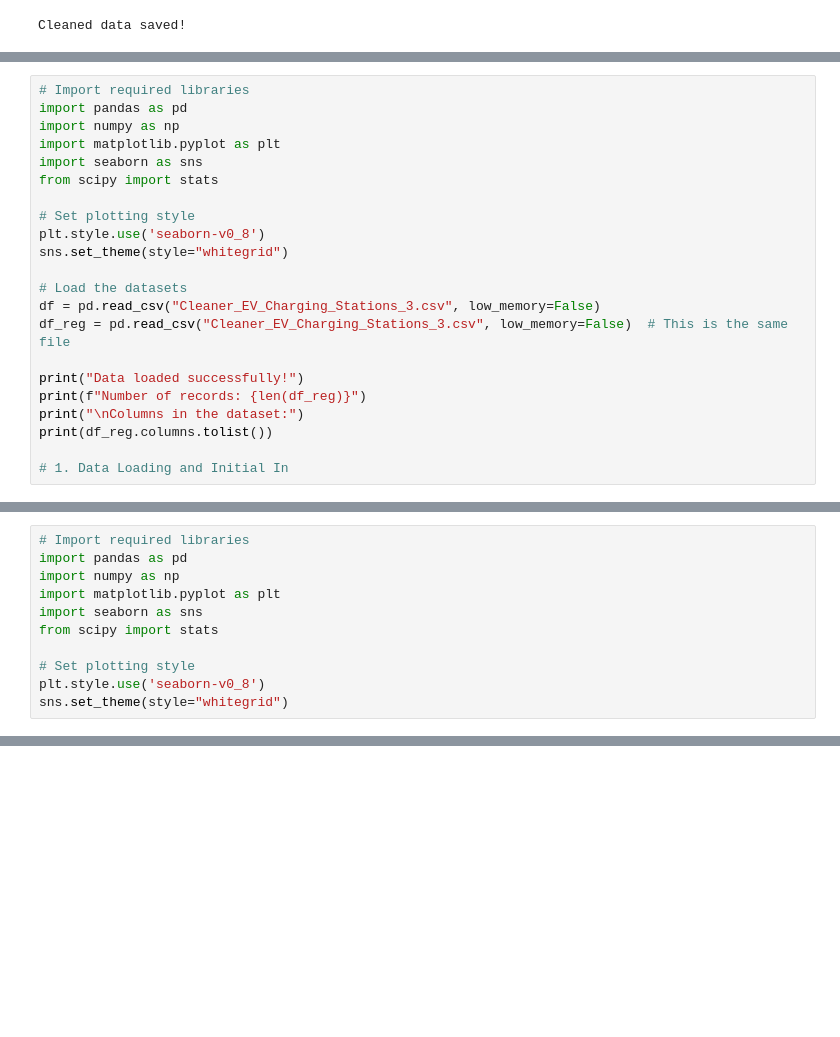
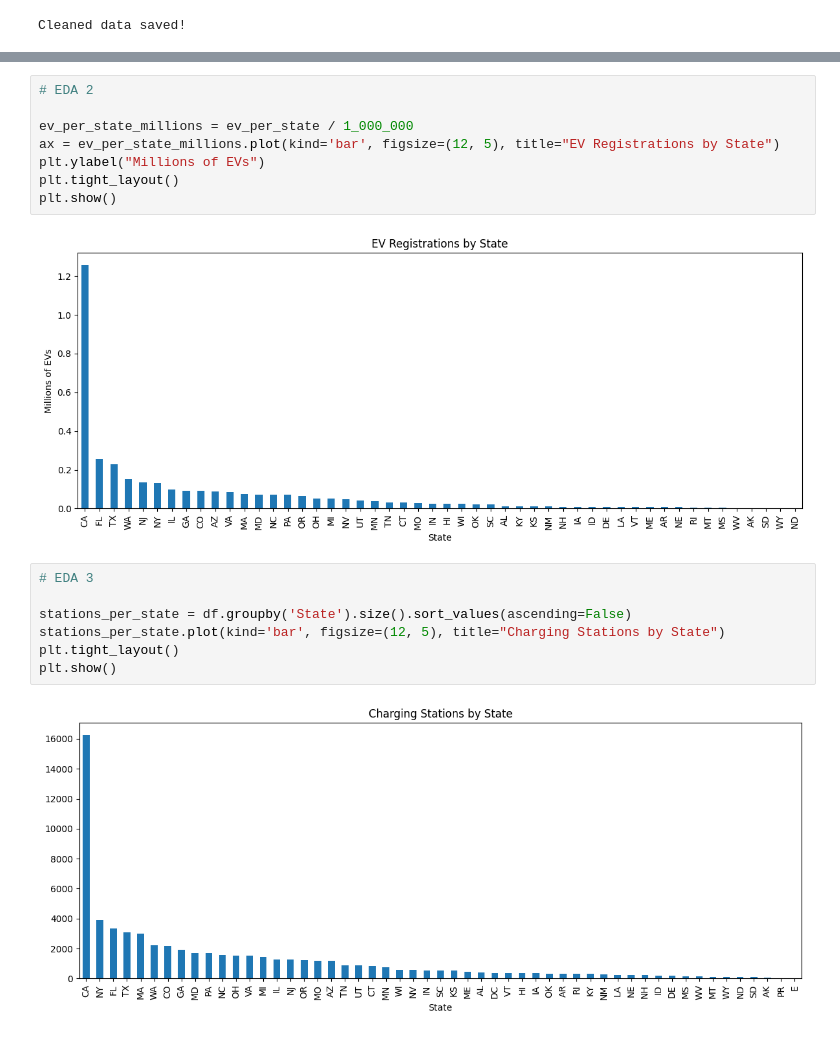
Before and after one commit to Jdeandrade22/DataMining, a Jupyter notebook: Electric Vehicles Phase 1.ipynb, the cells around one changed output, grey strips where cells are left out. Saved outputs shown, nothing was run; the diff lists cells and outputs as text; blank space fills up the shorter version.

```diff
--- a/Electric Vehicles Phase 1.ipynb
+++ b/Electric Vehicles Phase 1.ipynb
@@ -243,25 +253,3 @@ Final merged row count: 63523
 | 3 | ELEC | LADWP - Haynes Power Plant | 6801 E 2nd St | Long Beach | CA | 90803 | E | ... |
 | 4 | ELEC | LADWP - Harbor Generating Station | 161 N Island Ave | Wilmington | CA | 90744 | E | ... |
 5 rows × 22 columns
-# %%
-# Import required libraries
-import pandas as pd
-import numpy as np
-import matplotlib.pyplot as plt
-import seaborn as sns
-from scipy import stats
-
-# Set plotting style
-plt.style.use('seaborn-v0_8')
-sns.set_theme(style="whitegrid")
-
-# Load the datasets
-df = pd.read_csv("Cleaner_EV_Charging_Stations_3.csv", low_memory=False)
-df_reg = pd.read_csv("Cleaner_EV_Charging_Stations_3.csv", low_memory=False)  # This is the same file
-
-print("Data loaded successfully!")
-print(f"Number of records: {len(df_reg)}")
-print("\nColumns in the dataset:")
-print(df_reg.columns.tolist())
-
-# 1. Data Loading and Initial In
@@ -274,11 +255,0 @@ Columns in the dataset:
-# %%
-# Import required libraries
-import pandas as pd
-import numpy as np
-import matplotlib.pyplot as plt
-import seaborn as sns
-from scipy import stats
-
-# Set plotting style
-plt.style.use('seaborn-v0_8')
-sns.set_theme(style="whitegrid")
@@ -565,0 +318,19 @@ PA: 1,685 stations
+# %%
+# EDA 2
+
+ev_per_state_millions = ev_per_state / 1_000_000
+ax = ev_per_state_millions.plot(kind='bar', figsize=(12, 5), title="EV Registrations by State")
+plt.ylabel("Millions of EVs")
+plt.tight_layout()
+plt.show()
+# %% [output]
+[figure, added]
+# %%
+# EDA 3
+
+stations_per_state = df.groupby('State').size().sort_values(ascending=False)
+stations_per_state.plot(kind='bar', figsize=(12, 5), title="Charging Stations by State")
+plt.tight_layout()
+plt.show()
+# %% [output]
+[figure, added]
```
Also changed, not shown: parts of 21 cells of this notebook, 1 other file.
